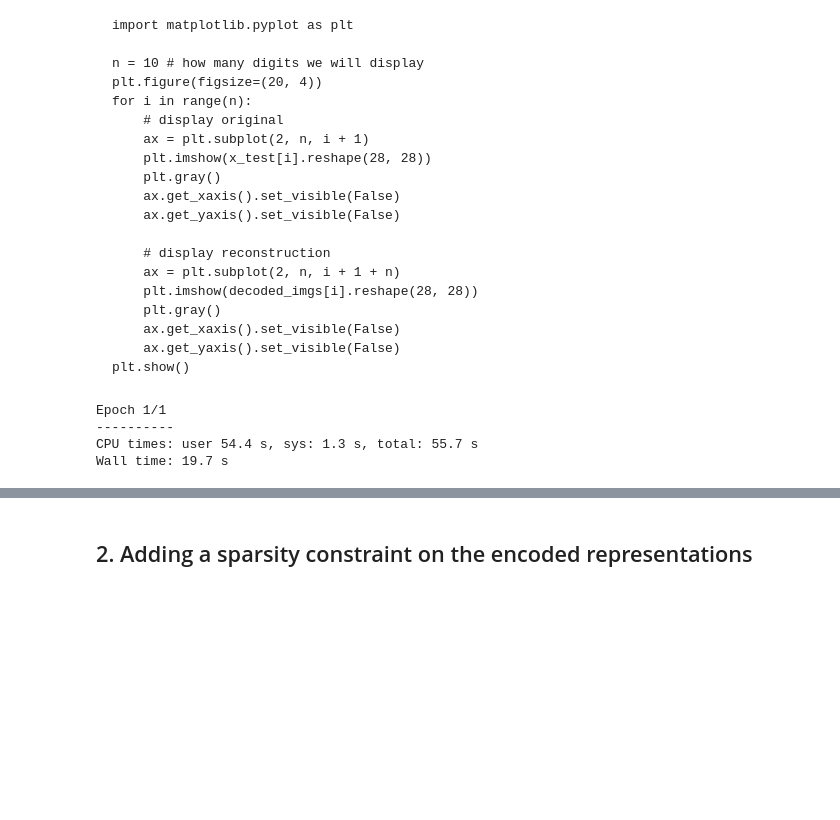
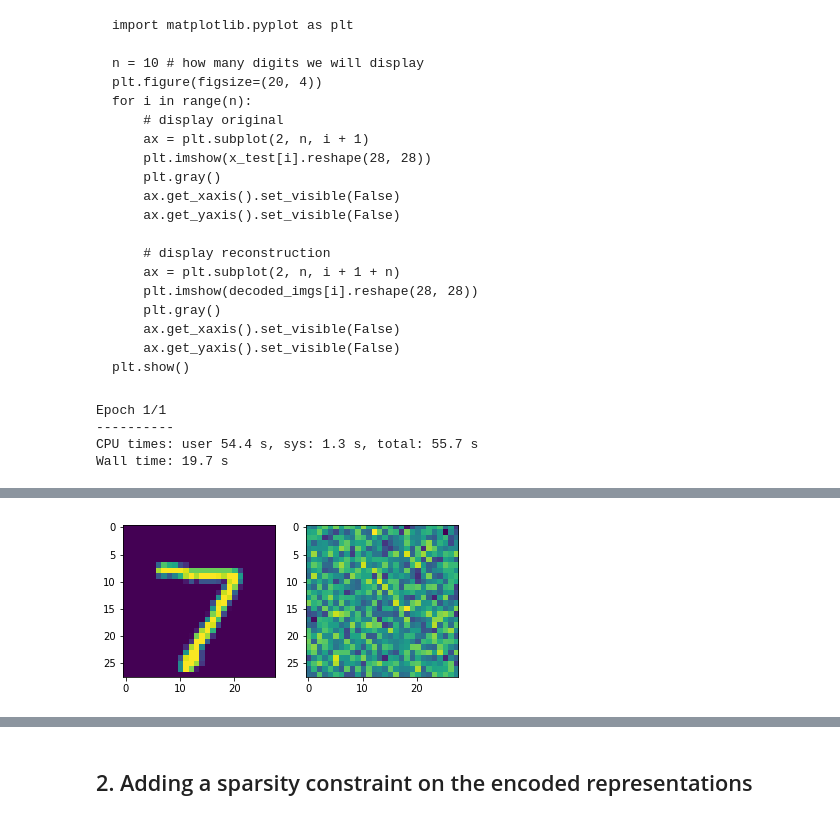
Before and after one commit to WNoxchi/deeplearningstudy, a Jupyter notebook: pytorch/pytorch-keras-autoencoder-tutorial.ipynb, the cells around one changed output, grey strips where cells are left out. Cells and saved outputs as stored; diff of their text form; code cells hidden in the pictures; blank space fills up the shorter version.

```diff
--- a/pytorch/pytorch-keras-autoencoder-tutorial.ipynb
+++ b/pytorch/pytorch-keras-autoencoder-tutorial.ipynb
@@ -310,5 +289,0 @@ z = autoencoder(x)
-# %%
-def compare_plot(x,z, idx=0, cdx=1):
-    """assumes x,y (bs,1,28,28) tensors"""
-    fig,axes = plt.subplots(1,2); plt.set_cmap(['gray','viridis'][cdx]);
-    axes[0].imshow(x[idx][0].numpy()); axes[1].imshow(z[idx][0].detach().numpy());
@@ -314,0 +331,6 @@ def compare_plot(x,z, idx=0, cdx=1):
+# %%
+z = learn.predict()        # run learner on val data
+x = md.val_ds.test_data[0] # get X from val dataset
+compare_plot([[x]], z) # expects dims: (batchsize, channels, rows, cols)
+# %% [output]
+[figure, added]
```
Also changed, not shown: parts of 116 cells of this notebook.
